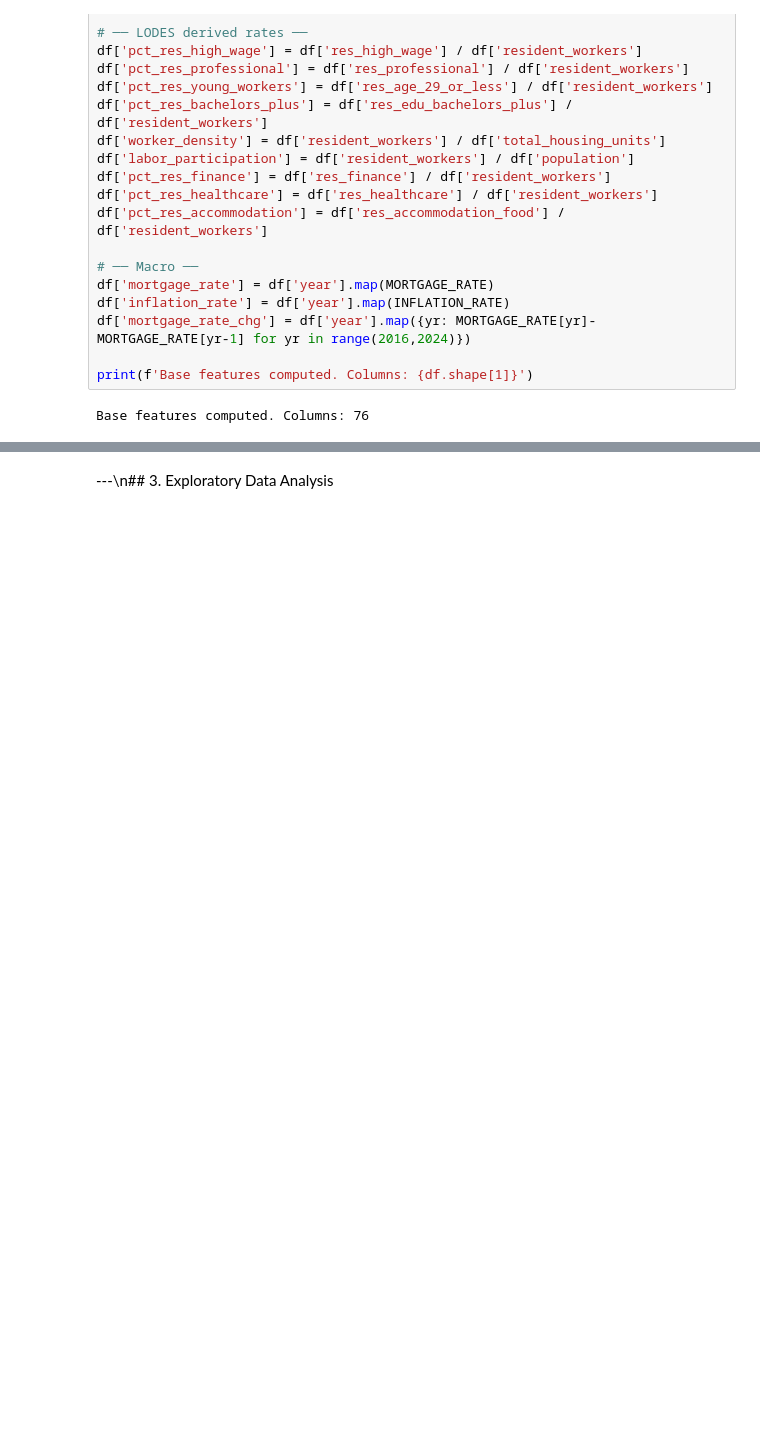
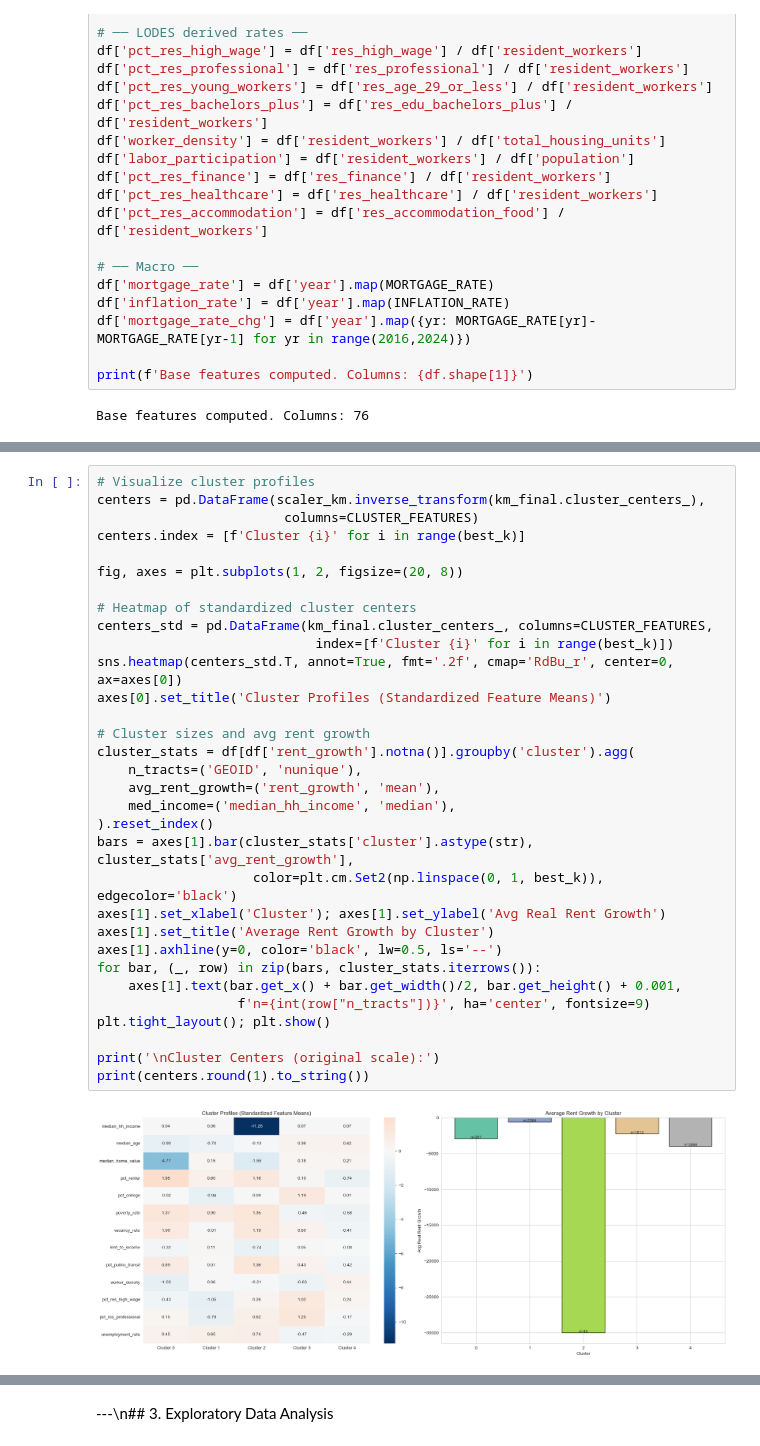
Before and after one commit to jonathanlng02/rent-growth-backtesting, a Jupyter notebook: rent_growth_analysis.ipynb, the cells around one changed output, grey strips where cells are left out. Drawn from its saved outputs; the diff is of its cells as text; blank space fills up the shorter version.

```diff
--- a/rent_growth_analysis.ipynb
+++ b/rent_growth_analysis.ipynb
@@ -340,0 +442,34 @@ All features computed. Total columns: 102
+# %%
+# Visualize cluster profiles
+centers = pd.DataFrame(scaler_km.inverse_transform(km_final.cluster_centers_),
+                        columns=CLUSTER_FEATURES)
+centers.index = [f'Cluster {i}' for i in range(best_k)]
+
+fig, axes = plt.subplots(1, 2, figsize=(20, 8))
+
+# Heatmap of standardized cluster centers
+centers_std = pd.DataFrame(km_final.cluster_centers_, columns=CLUSTER_FEATURES,
+                            index=[f'Cluster {i}' for i in range(best_k)])
+sns.heatmap(centers_std.T, annot=True, fmt='.2f', cmap='RdBu_r', center=0, ax=axes[0])
+axes[0].set_title('Cluster Profiles (Standardized Feature Means)')
+
+# Cluster sizes and avg rent growth
+cluster_stats = df[df['rent_growth'].notna()].groupby('cluster').agg(
+    n_tracts=('GEOID', 'nunique'),
+    avg_rent_growth=('rent_growth', 'mean'),
+    med_income=('median_hh_income', 'median'),
+).reset_index()
+bars = axes[1].bar(cluster_stats['cluster'].astype(str), cluster_stats['avg_rent_growth'],
+                    color=plt.cm.Set2(np.linspace(0, 1, best_k)), edgecolor='black')
+axes[1].set_xlabel('Cluster'); axes[1].set_ylabel('Avg Real Rent Growth')
+axes[1].set_title('Average Rent Growth by Cluster')
+axes[1].axhline(y=0, color='black', lw=0.5, ls='--')
+for bar, (_, row) in zip(bars, cluster_stats.iterrows()):
+    axes[1].text(bar.get_x() + bar.get_width()/2, bar.get_height() + 0.001,
+                  f'n={int(row["n_tracts"])}', ha='center', fontsize=9)
+plt.tight_layout(); plt.show()
+
+print('\nCluster Centers (original scale):')
+print(centers.round(1).to_string())
+# %% [output]
+[figure, added]
```
Also changed, not shown: parts of 76 cells of this notebook, 1 other file.
